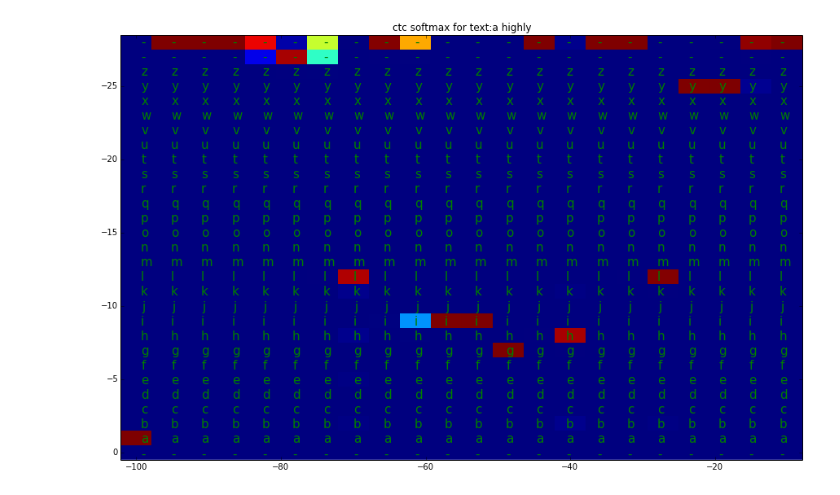
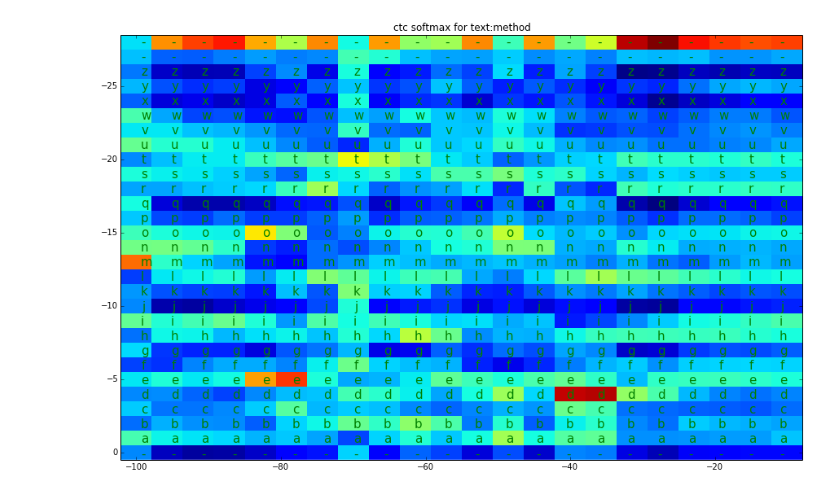
Before and after one commit to johnsmithm/handwritten-tf-1.0, a Jupyter notebook: inference example.ipynb, the cells around one changed output. Drawn from its saved outputs; the diff is of its cells as text; code cells hidden in the pictures.

```diff
--- a/inference example.ipynb
+++ b/inference example.ipynb
@@ -96,5 +94,5 @@ def inference(reader, train_dir, data_pattern, batch_size):
     sess.close()
 
 
-imgs, soft = inference(None, 'separable_lstm-test', 'no',20)
+imgs, soft = inference(None, 'separable_lstm', 'no',20)
 # %% [output]
@@ -128,31 +126,31 @@ for ii in range(0,10):
 # %%
 def extents(f):
   delta = f[1] - f[0]
   return [f[0] - delta/2, f[-1] + delta/2]
 
-id_image = 0
+id_image = 2
 
 x = np.linspace(-100, -10, 22)
 y = np.array([-i for i in range(29)])
 data = np.random.randn(y.size,x.size)
 
 fig = plt.figure(figsize=(15,10))
 
 ax = fig.add_subplot(111)
 fig.subplots_adjust(top=0.85)
 ax.set_title('ctc softmax for text:'+''.join([eval_util.getIndex(j,voc) for j in pre[0][1][id_image] if j]))
 for j in range(22):
     for i in range(29):
         ax.text(0.03+0.0446*j, 0.0001+0.0346*i, chr(ord('a')+i-1) if i>0 and i<27 else '-',
             verticalalignment='bottom', horizontalalignment='left',
             transform=ax.transAxes,
             color='green', fontsize=15)
 #ax.plot([2], [1], 'o')
 ax.imshow(soft[:,id_image,:].transpose((1,0)), aspect='auto', interpolation='none',
            extent=extents(x) + extents(y), origin='lower')#,plt.colorbar()
 #plt.colorbar()
 #ax.axis([0, 10, 0, 10])
 
 plt.show()
 # %% [output]
-[figure, old version]
+[figure, new version]
```
Also changed, not shown: parts of 3 cells of this notebook, 2 other files.
